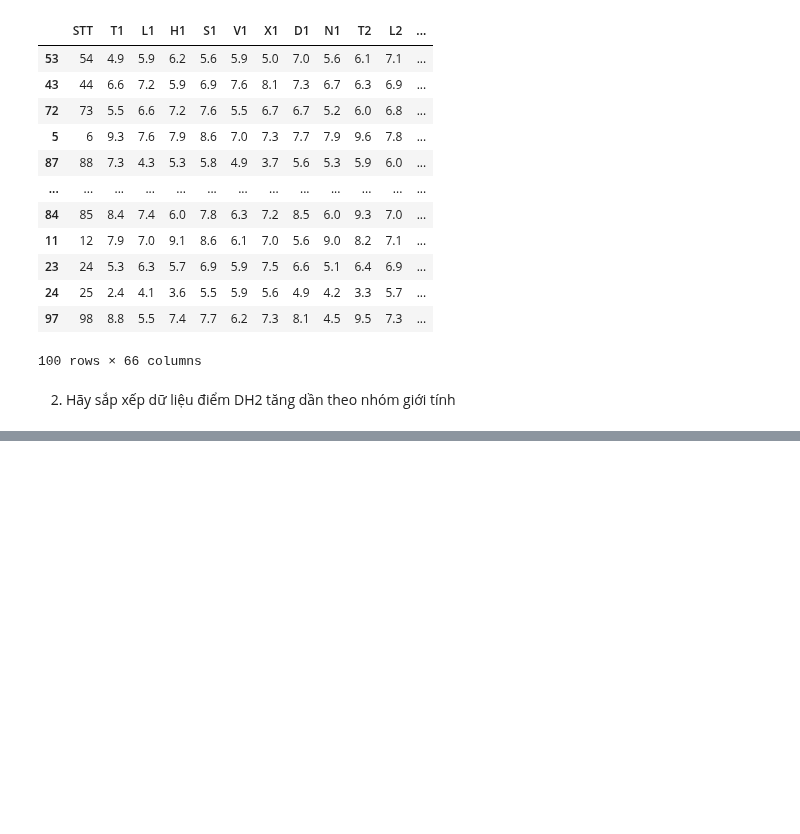
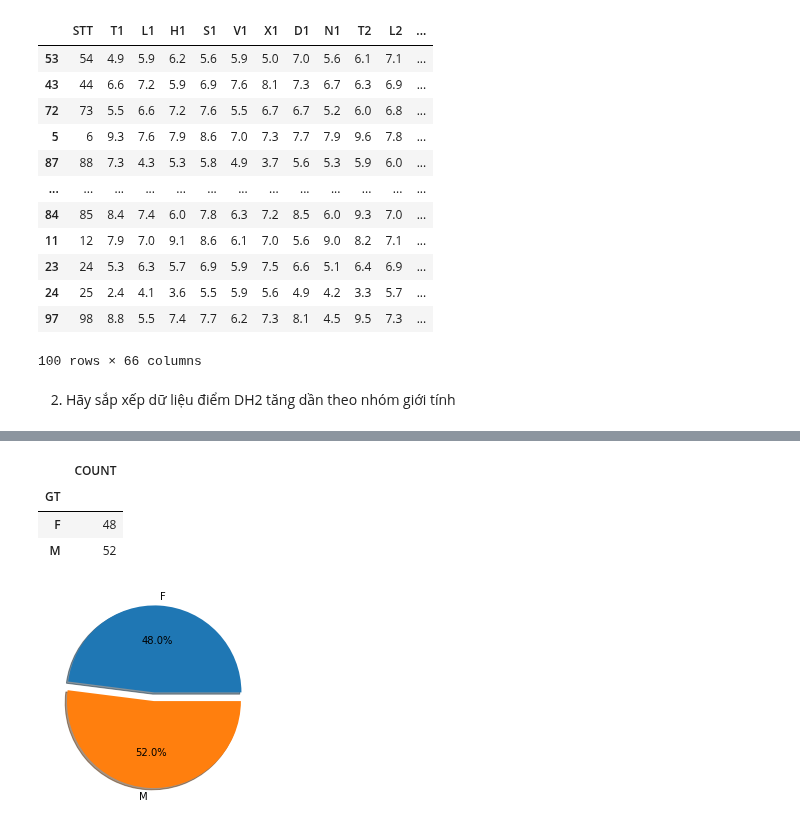
Before and after one commit to trinhvanypro1/-DataAnalystDeepLearning, a Jupyter notebook: Lab2.ipynb, the cells around one changed output, grey strips where cells are left out. Saved outputs shown, nothing was run; the diff lists cells and outputs as text; code cells hidden in the pictures; blank space fills up the shorter version.

```diff
--- a/Lab2.ipynb
+++ b/Lab2.ipynb
@@ -2,6 +2,8 @@
 <a href="https://colab.research.google.com/github/trinhvanypro1/-DataAnalystDeepLearning/blob/main/Lab2.ipynb" target="_parent"><img src="https://colab.research.google.com/assets/colab-badge.svg" alt="Open In Colab"/></a>
 # %%
 import pandas as pd
-data=pd.read_csv('https://raw.githubusercontent.com/trinhvanypro1/-DataAnalystDeepLearning/main/processed_dulieuxettuyendaihoc.csv')
-print(data)
+import numpy as np
+import matplotlib.pyplot as plt
+data_XT=pd.read_csv('https://raw.githubusercontent.com/trinhvanypro1/-DataAnalystDeepLearning/main/processed_dulieuxettuyendaihoc%20(1).csv')
+data_XT.head(5)
 # %% [output]
@@ -425,0 +108,15 @@ unstackPhanLopT1['COUNT_PHANLOPT1'].plot.bar()
+# %%
+gt=data_XT.groupby('GT').agg({'GT':'count'}).rename(columns=({'GT':'COUNT'}))
+gt
+# %% [output]
+|  | COUNT |
+| GT |  |
+| F | 48 |
+| M | 52 |
+# %%
+label = ['F','M']
+space=[0.1,0]
+plt.pie(gt,labels=label,explode=space,autopct='%1.1f%%',shadow=True)
+plt.show()
+# %% [output]
+[figure, added]
```
Also changed, not shown: parts of 61 cells of this notebook.
